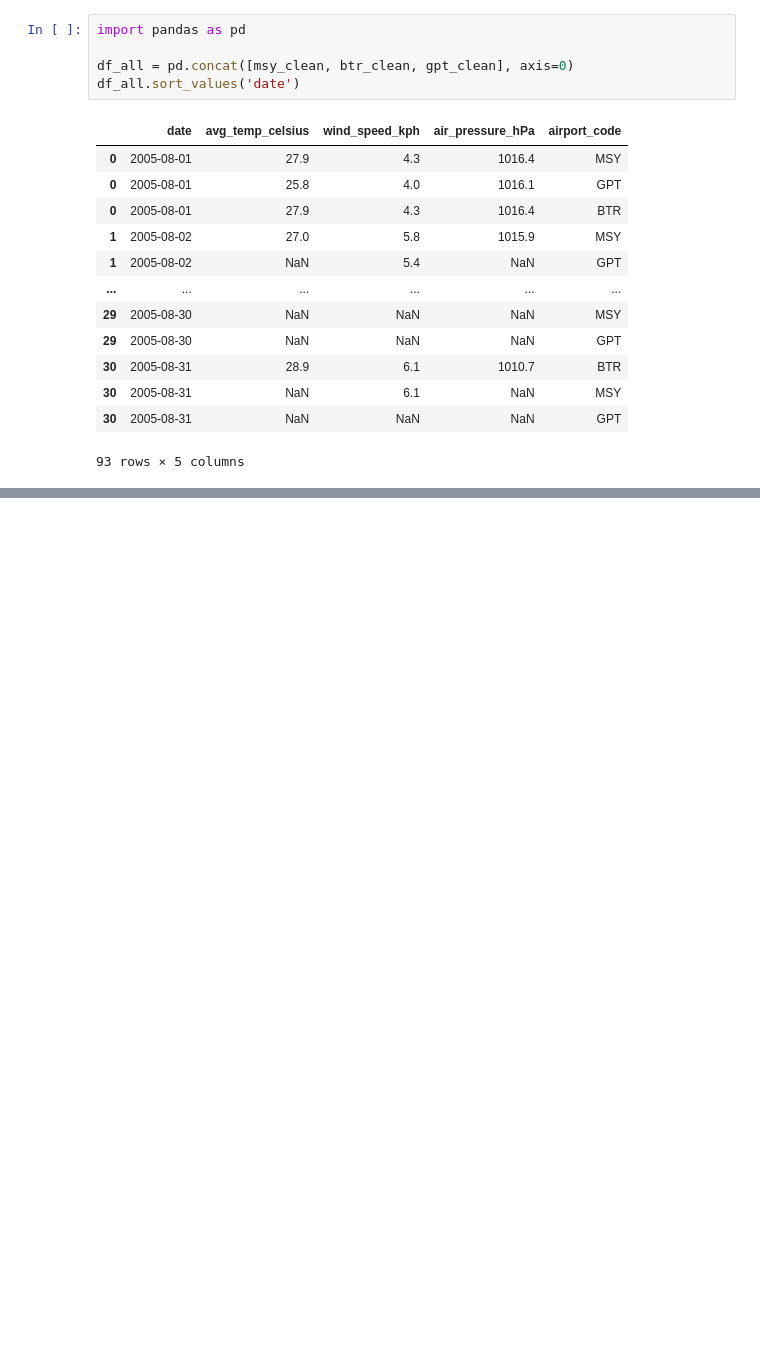
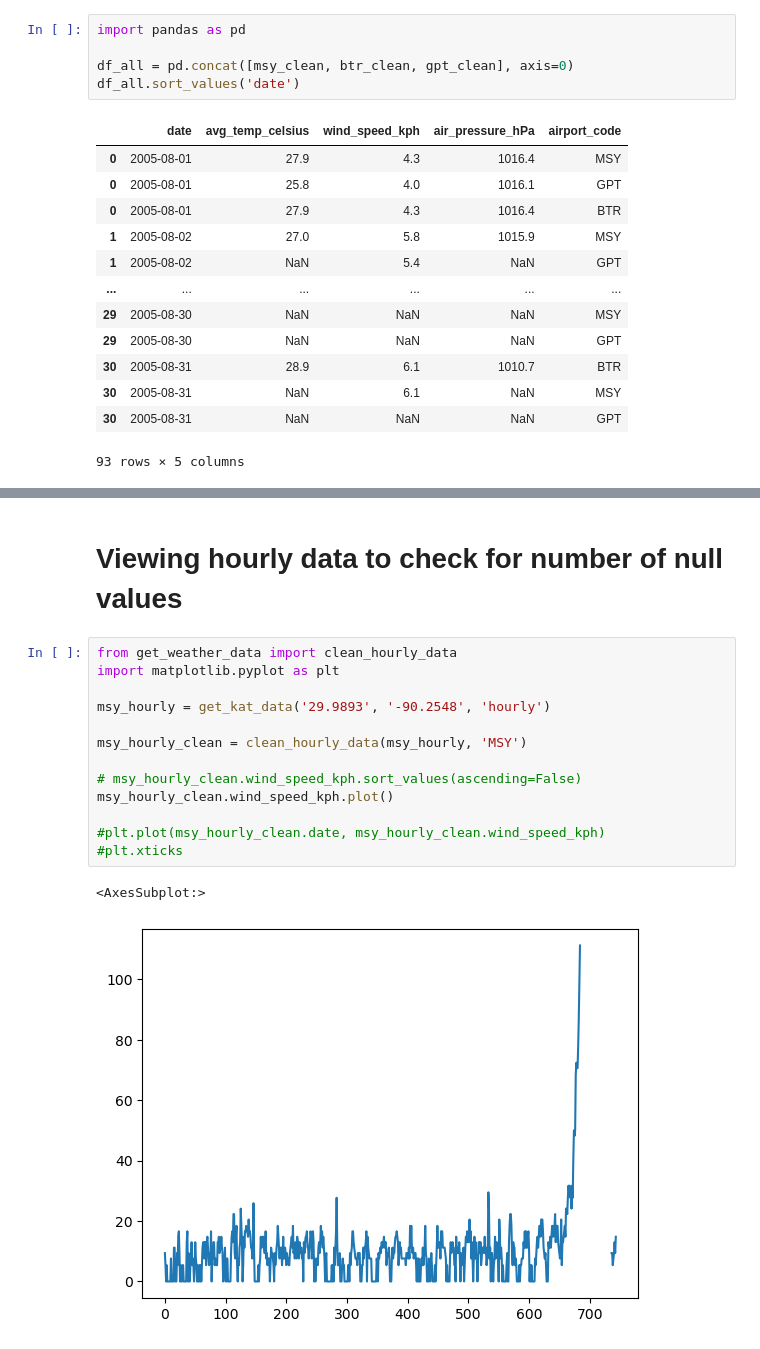
Before and after one commit to DanielSchuster259/sql-api-project-weather-flights, a Jupyter notebook: daniels.ipynb, the cells around one changed output, grey strips where cells are left out. Drawn from its saved outputs; the diff is of its cells as text; blank space fills up the shorter version.

```diff
--- a/daniels.ipynb
+++ b/daniels.ipynb
@@ -154,0 +172,18 @@ df_all.sort_values('date')
+# %% [markdown]
+# Viewing hourly data to check for number of null values
+# %%
+from get_weather_data import clean_hourly_data
+import matplotlib.pyplot as plt
+
+msy_hourly = get_kat_data('29.9893', '-90.2548', 'hourly')
+
+msy_hourly_clean = clean_hourly_data(msy_hourly, 'MSY')
+
+# msy_hourly_clean.wind_speed_kph.sort_values(ascending=False)
+msy_hourly_clean.wind_speed_kph.plot()
+
+#plt.plot(msy_hourly_clean.date, msy_hourly_clean.wind_speed_kph)
+#plt.xticks
+# %% [output]
+<AxesSubplot:>
+[figure, added]
```
Also changed, not shown: parts of 8 cells of this notebook, 1 other file.
